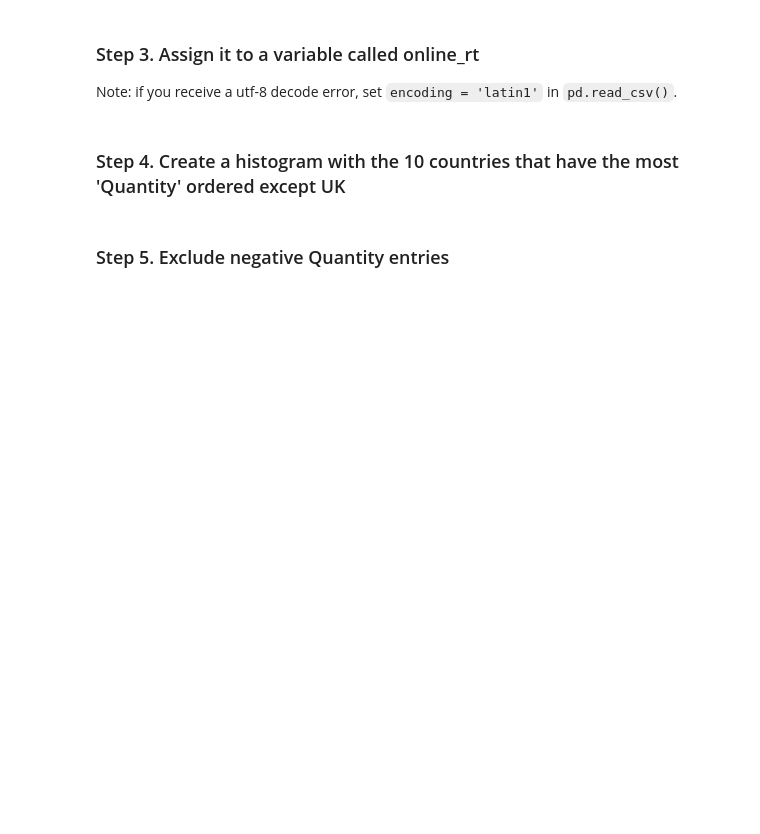
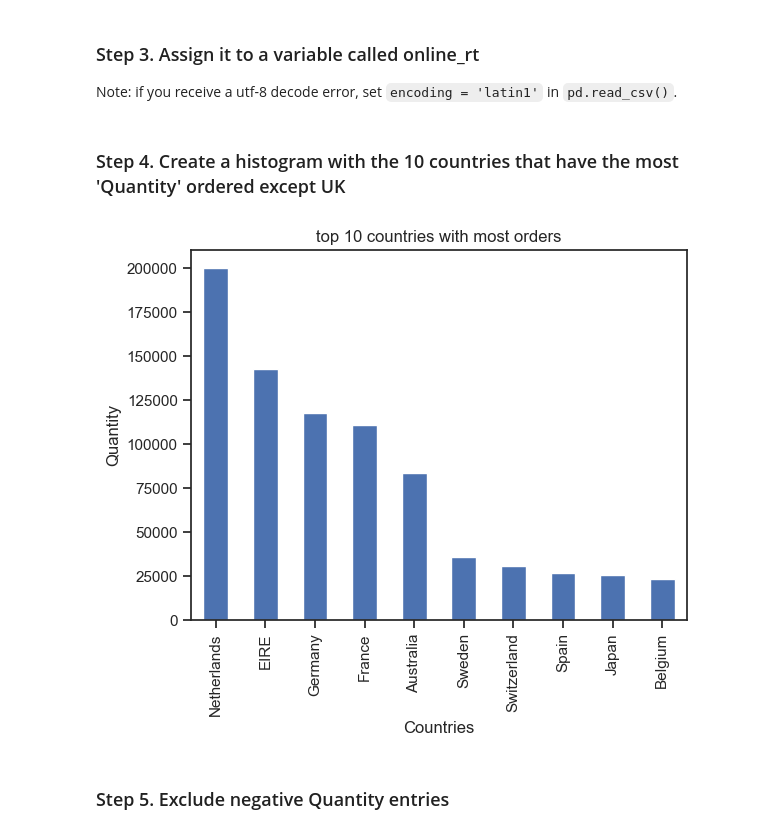
Before and after one commit to risav68111/AIML_Assignment, a Jupyter notebook: file_0.ipynb, the cells around one changed output. Saved outputs shown, nothing was run; the diff lists cells and outputs as text; code cells hidden in the pictures; blank space fills up the shorter version.

```diff
--- a/file_0.ipynb
+++ b/file_0.ipynb
@@ -885,13 +884,15 @@ online_rt=pd.read_csv(r'C:\Users\risha\Documents\KRMU\AIML_assigment\datasets\on
 # %% [markdown]
 ### Step 4. Create a histogram with the 10 countries that have the most 'Quantity' ordered except UK
 # %%
-countries = online_rt.groupby("Country").sum()
+countries = online_rt.groupby(["Country"]).sum()
 countries= countries.sort_values(by= 'Quantity', ascending= False)[1:11]
 countries['Quantity'].plot(kind='bar')
 plt.xlabel('Countries')
 plt.ylabel('Quantity')
 plt.title("top 10 countries with most orders")
 plt.show()
+# %% [output]
+[figure, added]
 # %% [markdown]
 ### Step 5.  Exclude negative Quantity entries
 # %%
```
Also changed, not shown: parts of 8 cells of this notebook, 1 other file.
